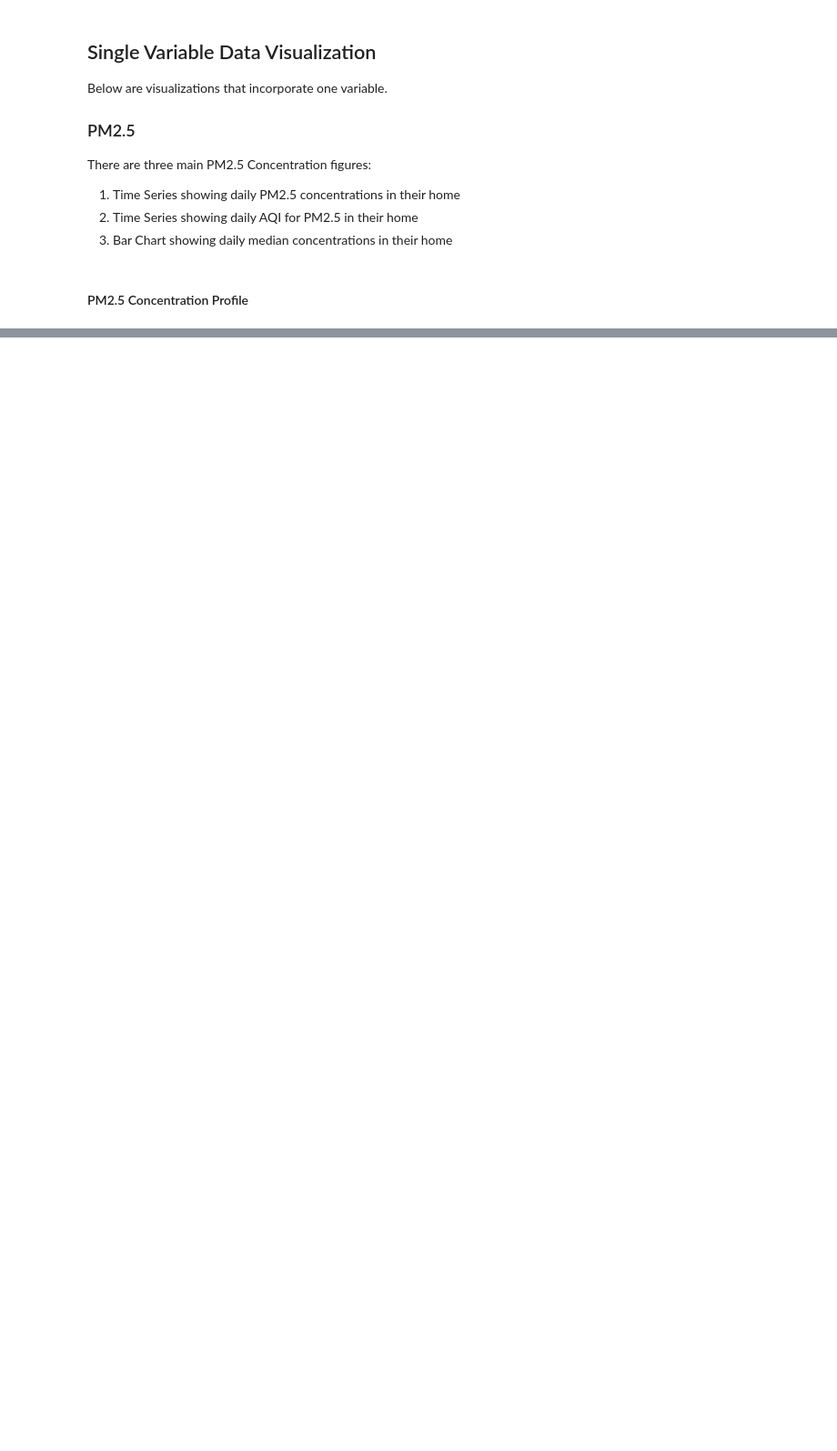
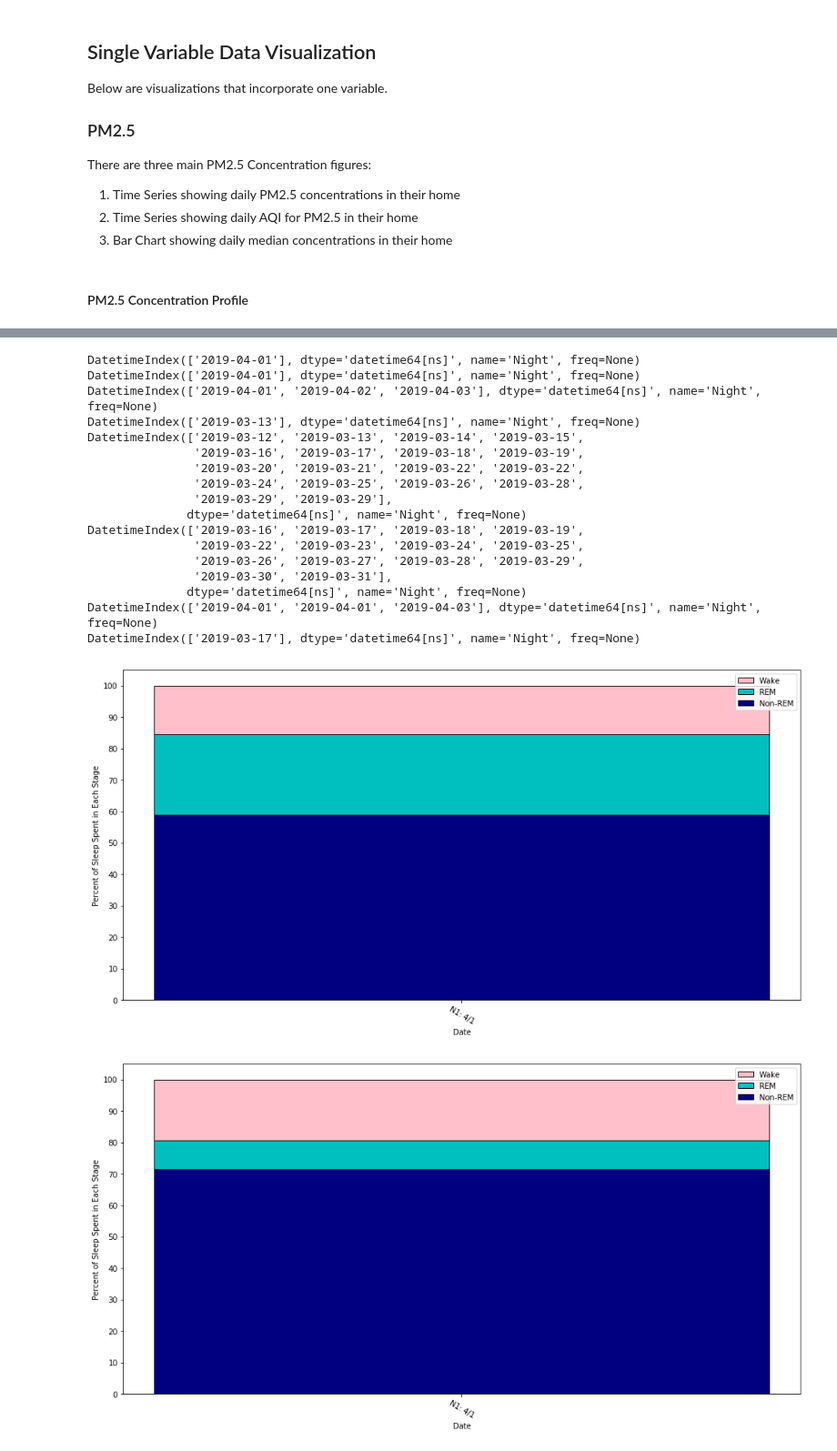
Before and after one commit to ccraddock/UT2000-SummerDashboard, a Jupyter notebook: UT2000_SummerDashboard_MasterNotebook.ipynb, the cells around one changed output, grey strips where cells are left out. Shown at 91% size. Drawn from its saved outputs; the diff is of its cells as text; code cells hidden in the pictures; blank space fills up the shorter version.

Commit message:
Included lines to incorporate sleep stages

```diff
--- a/UT2000_SummerDashboard_MasterNotebook.ipynb
+++ b/UT2000_SummerDashboard_MasterNotebook.ipynb
@@ -27,7 +27,7 @@ The start and end dates are defaulted to the earliest and latest dates, respecti
 # %%
 student_list = np.arange(2,10,1)
 start_date = '04/01/2019'
-end_date = '04/01/2019'
+end_date = '04/04/2019'
 # Getting the number of hours
 time_diff = datetime.strptime(end_date, '%m/%d/%Y') - datetime.strptime(start_date, '%m/%d/%Y')
 num_hours = int(divmod(time_diff.total_seconds(),3600)[0])+24 # add 24 because we import all of the last day
@@ -90,10 +90,10 @@ There are two types of sleep quality data, gathered from different sources:
 
 Both datasets are imported below in the code cell.
 # %%
-SS_byStudent = pd.Series()
-PSQ_byStudent = pd.Series()
+SS_byInd = pd.Series()
+PSQ_byInd = pd.Series()
 for n in student_list:
     print('Importing Sleep Quality Data for: Student',n)
-    SS_byStudent['Student' + str(n)] = fitbitImport(str(n),'S' + str(n) + '_SleepStages.csv',['Time','ShortWakes','Stage_Label'],[1,3,4])
+    SS_byInd['Student' + str(n)] = fitbitImport(str(n),'S' + str(n) + '_SleepStages.csv',['Time','ShortWakes','Stage_Label'],[1,3,4],start_date,end_date)
 # %% [output]
 Importing Sleep Quality Data for: Student 2
@@ -130,10 +130,11 @@ There are three main PM2.5 Concentration figures:
 # Looping through all the imported data
 for name in Concentration_byStudent.index:
     ## Created new columns in the dataframe that store the month and date
-    Concentration_byStudent[name]['mo'] = Concentration_byStudent[name].index.month
-    Concentration_byStudent[name]['day'] = Concentration_byStudent[name].index.day
+    Concentration_byStudent[name]['Month'] = Concentration_byStudent[name].index.month
+    Concentration_byStudent[name]['Day'] = Concentration_byStudent[name].index.day
     ## Splitting the dataframe by the month and day to get a dataframe per day
-    agg = Concentration_byStudent[name].groupby(['mo','day'])
+    agg = Concentration_byStudent[name].groupby(['Month','Day'])
+    Median_byInd = agg.median()
 
     ## Looping through the individual's days of data and plotting
     index = 0
@@ -143,5 +144,5 @@ for name in Concentration_byStudent.index:
         ### Plotting Concentration profile
         #getFinePMTimeSeries(group.index,group['PM2.5'],'Concentration ($\mu$g/m$^3$)',index+1)
         ### Plotting AQI profile
-        getFinePMTimeSeries(group.index,getAQI(group['PM2.5']),'Air Quality Index',index+1)
+        #getFinePMTimeSeries(group.index,getAQI(group['PM2.5']),'Air Quality Index',index+1)
         index += 1
@@ -152,0 +151,33 @@ for name in Concentration_byStudent.index:
+# %%
+# Data Derivatives Module
+%run ./Module_DataDerivatives.ipynb
+
+# Data Visualization Module
+%run ./Module_DataVisualization.ipynb
+
+#print(SS_byInd[0])
+SE_byInd = pd.Series()
+for name in SS_byInd.index:
+    SE_byInd[name] = getSleepEfficiency(SS_byInd[name])
+    getSleepStagePercentages(SE_byInd[name])
+    #print(SE_byInd[name].head())
+# %% [output]
+DatetimeIndex(['2019-04-01'], dtype='datetime64[ns]', name='Night', freq=None)
+DatetimeIndex(['2019-04-01'], dtype='datetime64[ns]', name='Night', freq=None)
+DatetimeIndex(['2019-04-01', '2019-04-02', '2019-04-03'], dtype='datetime64[ns]', name='Night', freq=None)
+DatetimeIndex(['2019-03-13'], dtype='datetime64[ns]', name='Night', freq=None)
+DatetimeIndex(['2019-03-12', '2019-03-13', '2019-03-14', '2019-03-15',
+               '2019-03-16', '2019-03-17', '2019-03-18', '2019-03-19',
+               '2019-03-20', '2019-03-21', '2019-03-22', '2019-03-22',
+               '2019-03-24', '2019-03-25', '2019-03-26', '2019-03-28',
+               '2019-03-29', '2019-03-29'],
+              dtype='datetime64[ns]', name='Night', freq=None)
+DatetimeIndex(['2019-03-16', '2019-03-17', '2019-03-18', '2019-03-19',
+               '2019-03-22', '2019-03-23', '2019-03-24', '2019-03-25',
+               '2019-03-26', '2019-03-27', '2019-03-28', '2019-03-29',
+               '2019-03-30', '2019-03-31'],
+              dtype='datetime64[ns]', name='Night', freq=None)
+DatetimeIndex(['2019-04-01', '2019-04-01', '2019-04-03'], dtype='datetime64[ns]', name='Night', freq=None)
+DatetimeIndex(['2019-03-17'], dtype='datetime64[ns]', name='Night', freq=None)
+[figure, added]
+[figure, added]
```
Also changed, not shown: parts of 7 cells of this notebook.
